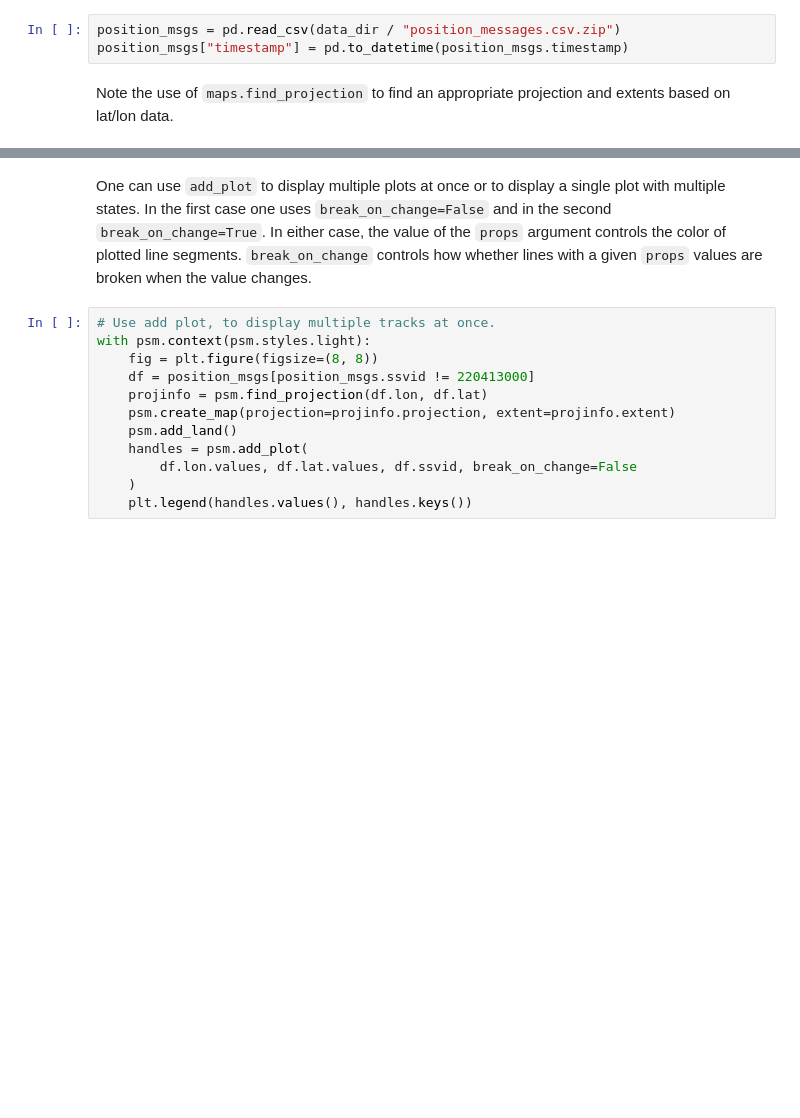
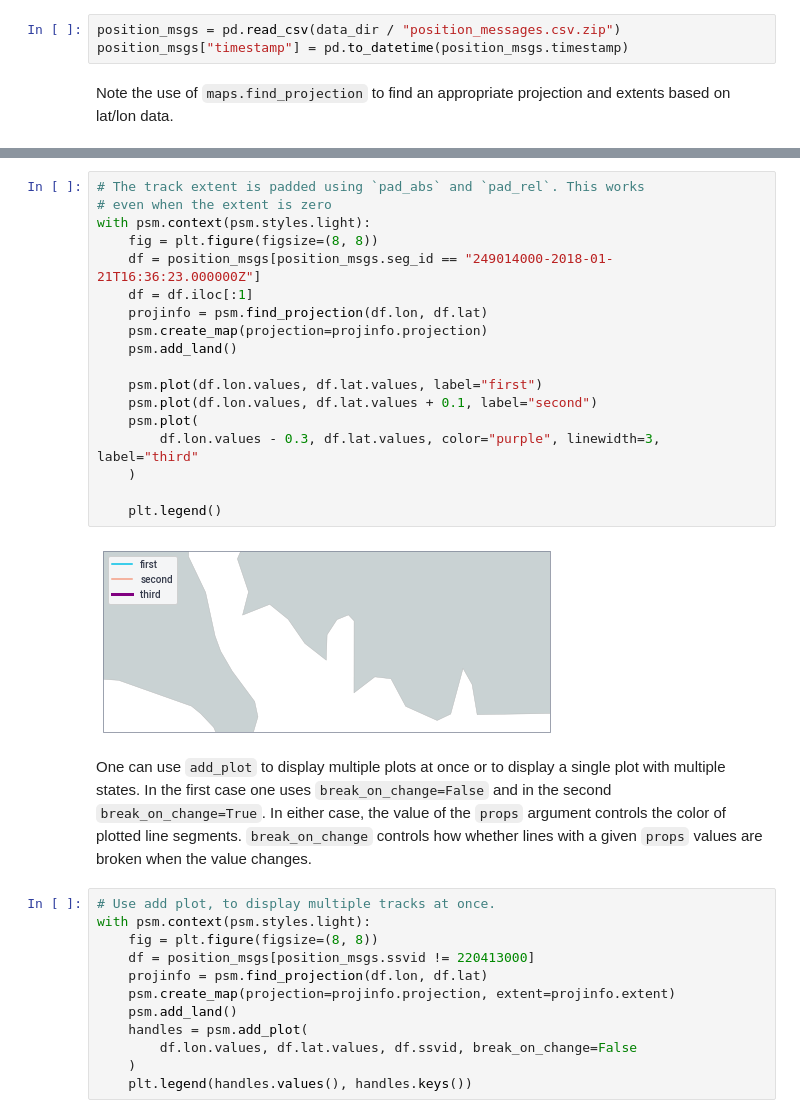
Before and after one commit to GlobalFishingWatch/pyseas, a Jupyter notebook: pyseas/doc/Examples.ipynb, the cells around one changed output, grey strips where cells are left out. Drawn from its saved outputs; the diff is of its cells as text; blank space fills up the shorter version.

Commit message:
verify that projection works with len==1 lon, lat arrays. Fix formatting.

```diff
--- a/pyseas/doc/Examples.ipynb
+++ b/pyseas/doc/Examples.ipynb
@@ -347,3 +336,23 @@ with psm.context(psm.styles.light):
+# %%
+# The track extent is padded using `pad_abs` and `pad_rel`. This works
+# even when the extent is zero
+with psm.context(psm.styles.light):
+    fig = plt.figure(figsize=(8, 8))
+    df = position_msgs[position_msgs.seg_id == "249014000-2018-01-21T16:36:23.000000Z"]
+    df = df.iloc[:1]
+    projinfo = psm.find_projection(df.lon, df.lat)
+    psm.create_map(projection=projinfo.projection)
+    psm.add_land()
+
+    psm.plot(df.lon.values, df.lat.values, label="first")
+    psm.plot(df.lon.values, df.lat.values + 0.1, label="second")
+    psm.plot(
+        df.lon.values - 0.3, df.lat.values, color="purple", linewidth=3, label="third"
+    )
+
+    plt.legend()
+# %% [output]
+[figure, added]
 # %% [markdown]
 One can use `add_plot` to display multiple plots at once or to display a single
 plot with multiple states. In the first case one uses `break_on_change=False` and
```
Also changed, not shown: parts of 6 cells of this notebook, 2 other files.
